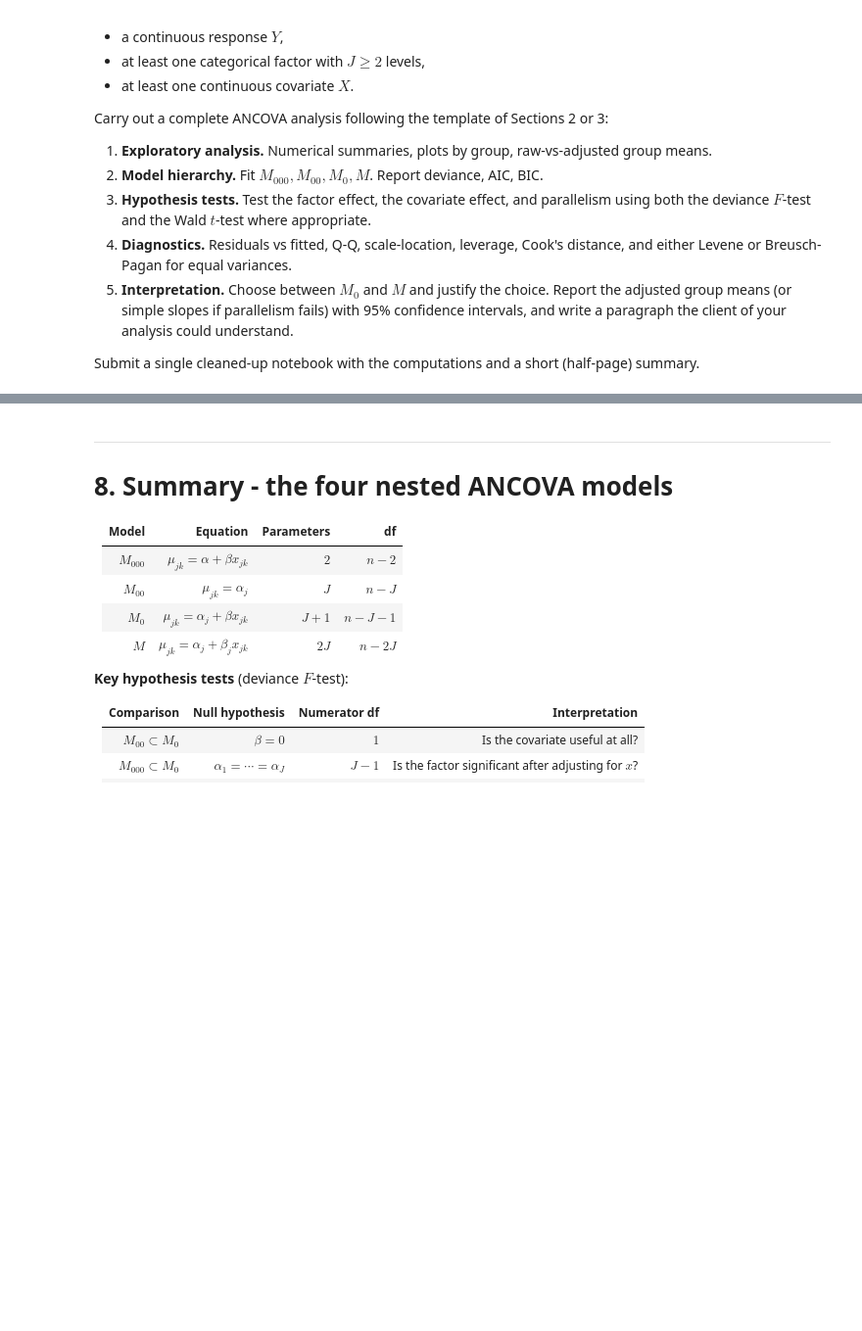
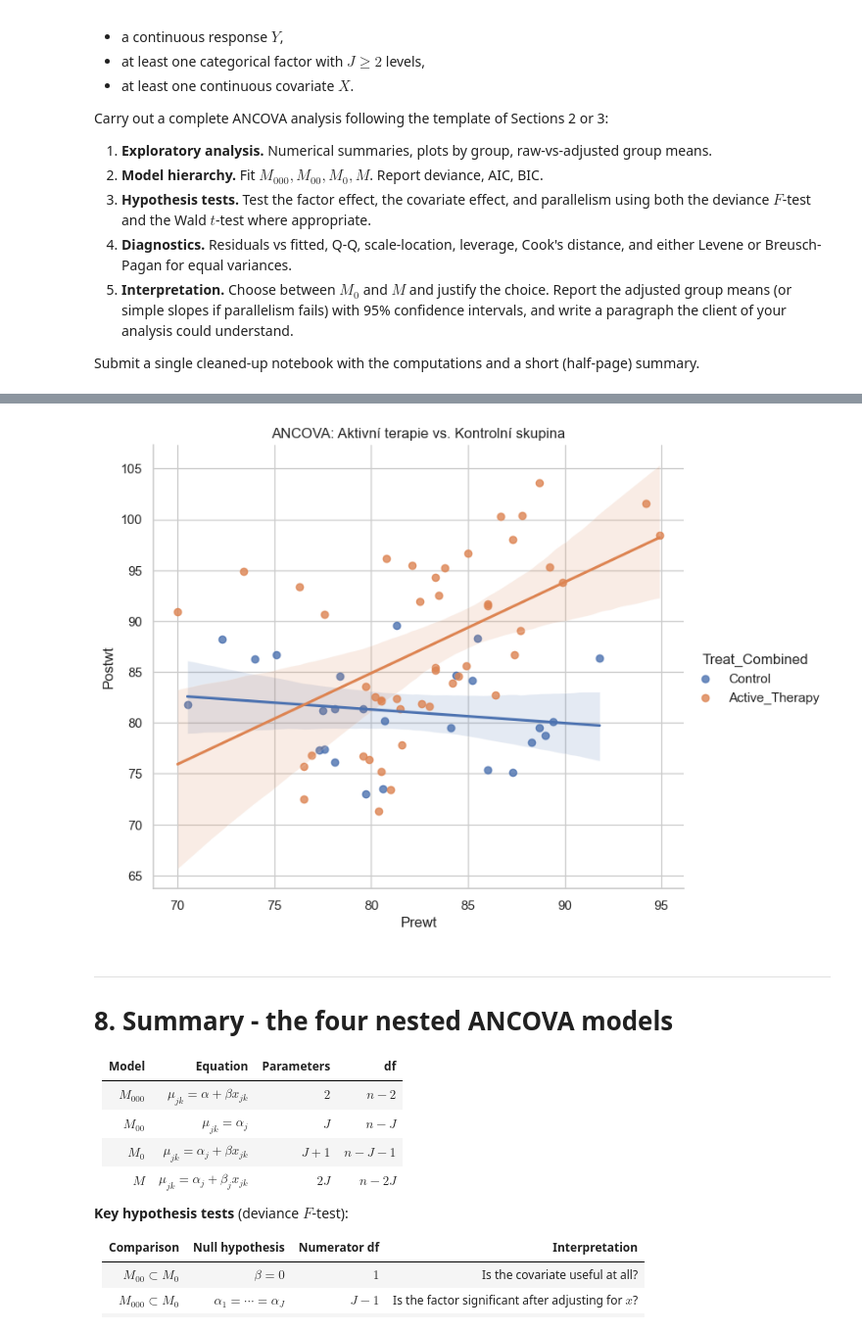
Before and after one commit to gulierus/ZLMA, a Jupyter notebook: 01ZLMA_ex06_ANCOVA.ipynb, the cells around one changed output, grey strips where cells are left out. Shown at 98% size. Cells and saved outputs as stored; diff of their text form; code cells hidden in the pictures; blank space fills up the shorter version.

```diff
--- a/01ZLMA_ex06_ANCOVA.ipynb
+++ b/01ZLMA_ex06_ANCOVA.ipynb
@@ -1364,3 +1580,11 @@ Submit a single cleaned-up notebook with the computations and a short (half-page
+# %%
+# Vykreslíme stejný graf jako v kroku 1, ale obarvíme ho podle nové proměnné
+sns.lmplot(x='Prewt', y='Postwt', hue='Treat_Combined', data=data, height=6, aspect=1.2)
+
+plt.title('ANCOVA: Aktivní terapie vs. Kontrolní skupina')
+plt.show()
+# %% [output]
+[figure, added]
 # %% [markdown]
 ---
 # 8. Summary - the four nested ANCOVA models <a id="8-summary"></a>
```
Also changed, not shown: parts of 12 cells of this notebook, 3 other files.
